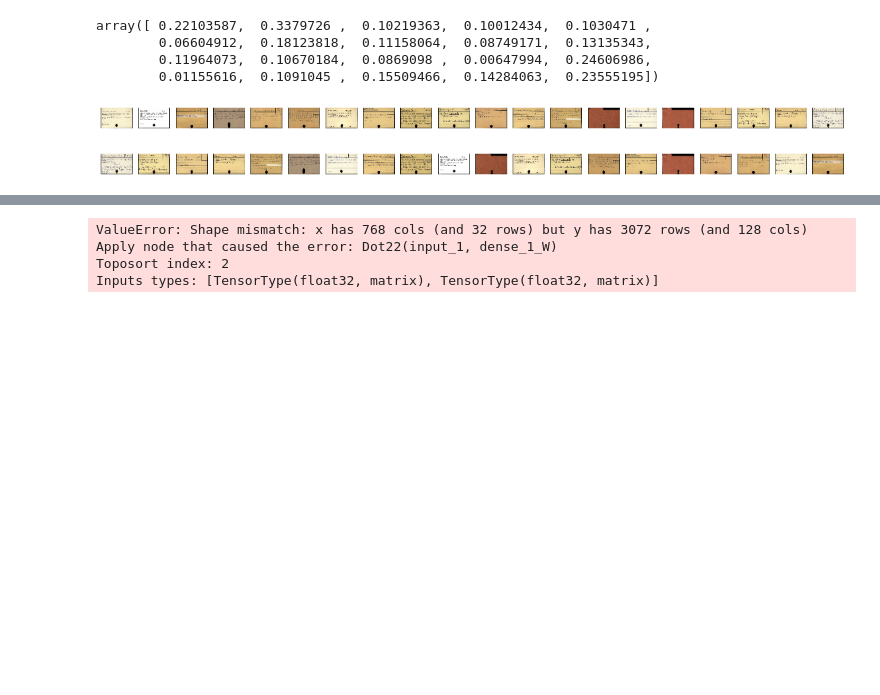
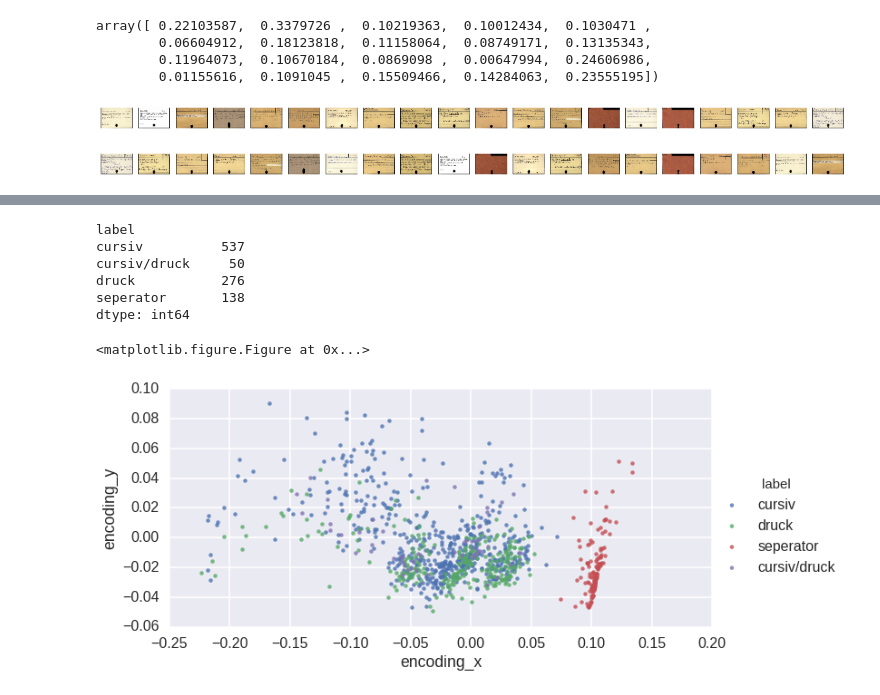
Before and after one commit to kaphka/catalog-ocr-test, a Jupyter notebook: clustering/vae_experiment1.ipynb, the cells around one changed output, grey strips where cells are left out. Drawn from its saved outputs; the diff is of its cells as text; code cells hidden in the pictures; blank space fills up the shorter version.

```diff
--- a/clustering/vae_experiment1.ipynb
+++ b/clustering/vae_experiment1.ipynb
@@ -321 +345,10 @@ card_cat_paths
+# %%
+card_labels.groupby('label').size()
+# %% [output]
+label
+cursiv          537
+cursiv/druck     50
+druck           276
+seperator       138
+dtype: int64
 # %%
@@ -323,19 +356,6 @@ images = map(random_img_tiles,card_cat_paths)
 card_cat_pred = np.array([np.mean(encoder.predict(sample),0) for sample in images])
+# %%
+card_labels['encoding_x'] = card_cat_pred[:,0]
+card_labels['encoding_y'] = card_cat_pred[:,1]
 # %%
 card_cat_mean = np.array(card_cat_pred).mean(0)
-# %%
-# build a model to project inputs on the latent space
-encoder = Model(x, z_mean)
-
-# display a 2D plot of the digit classes in the latent space
-x_test_encoded = encoder.predict(x_test, batch_size=batch_size)
-plt.figure(figsize=(6, 6))
-plt.scatter(x_test_encoded[:, 0], x_test_encoded[:, 1])
-plt.scatter(card_cat_pred[:, 0], card_cat_pred[:, 1], color='r')
-# plt.colorbar()
-plt.show()
-# %% [output]
-ValueError: Shape mismatch: x has 768 cols (and 32 rows) but y has 3072 rows (and 128 cols)
-Apply node that caused the error: Dot22(input_1, dense_1_W)
-Toposort index: 2
-Inputs types: [TensorType(float32, matrix), TensorType(float32, matrix)]
@@ -342,3 +365,13 @@ Inputs types: [TensorType(float32, matrix), TensorType(float32, matrix)]
+# %%
+sns.set_context("poster")
+
+fig = plt.figure(figsize=(18, 6), dpi=600)
+g = sns.lmplot('encoding_x','encoding_y',data=card_labels, hue='label', fit_reg=False, aspect=2)
+# plt.show()
+g.savefig('../plots/vae_categories.pdf')
+# %% [output]
+<matplotlib.figure.Figure at 0x...>
+[figure, added]
 # %%
 x_test_encoded
 code_dist = lambda tiles: sd.euclidean(tiles,card_cat_mean)
```
Also changed, not shown: parts of 18 cells of this notebook, 11 other files.
